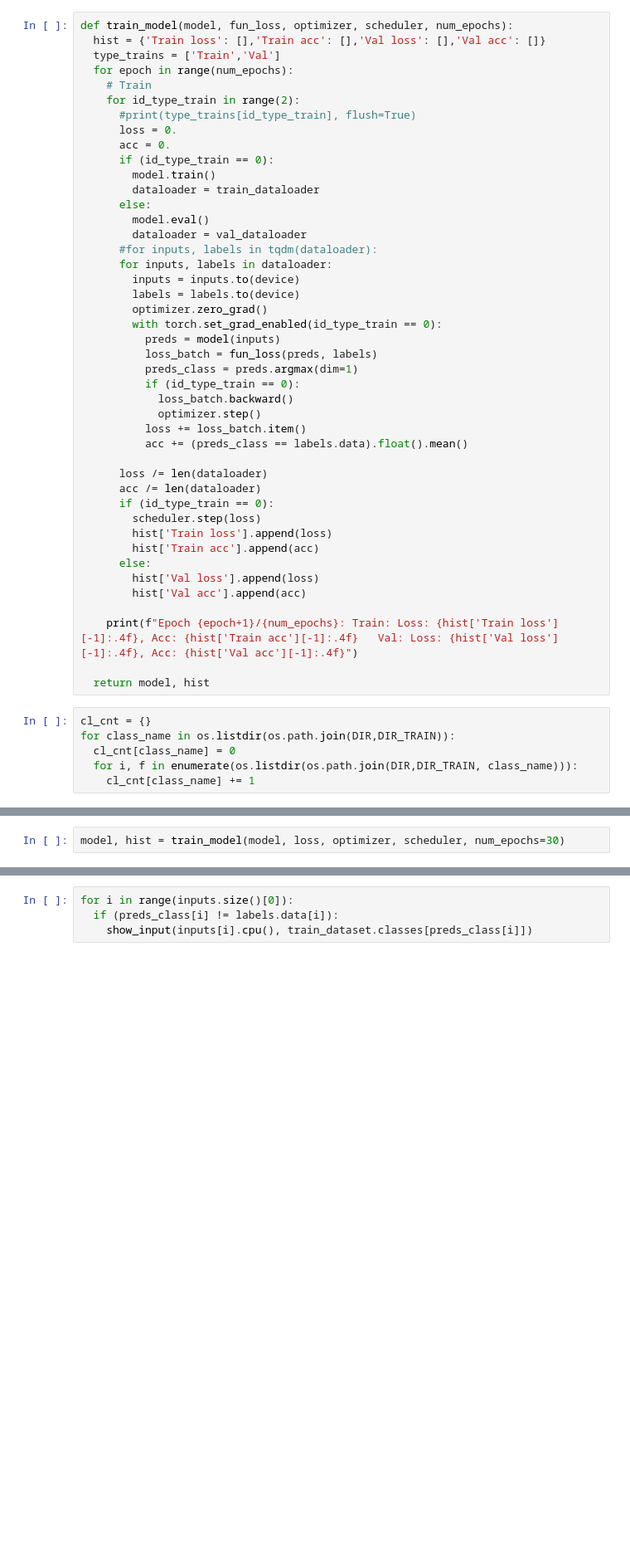
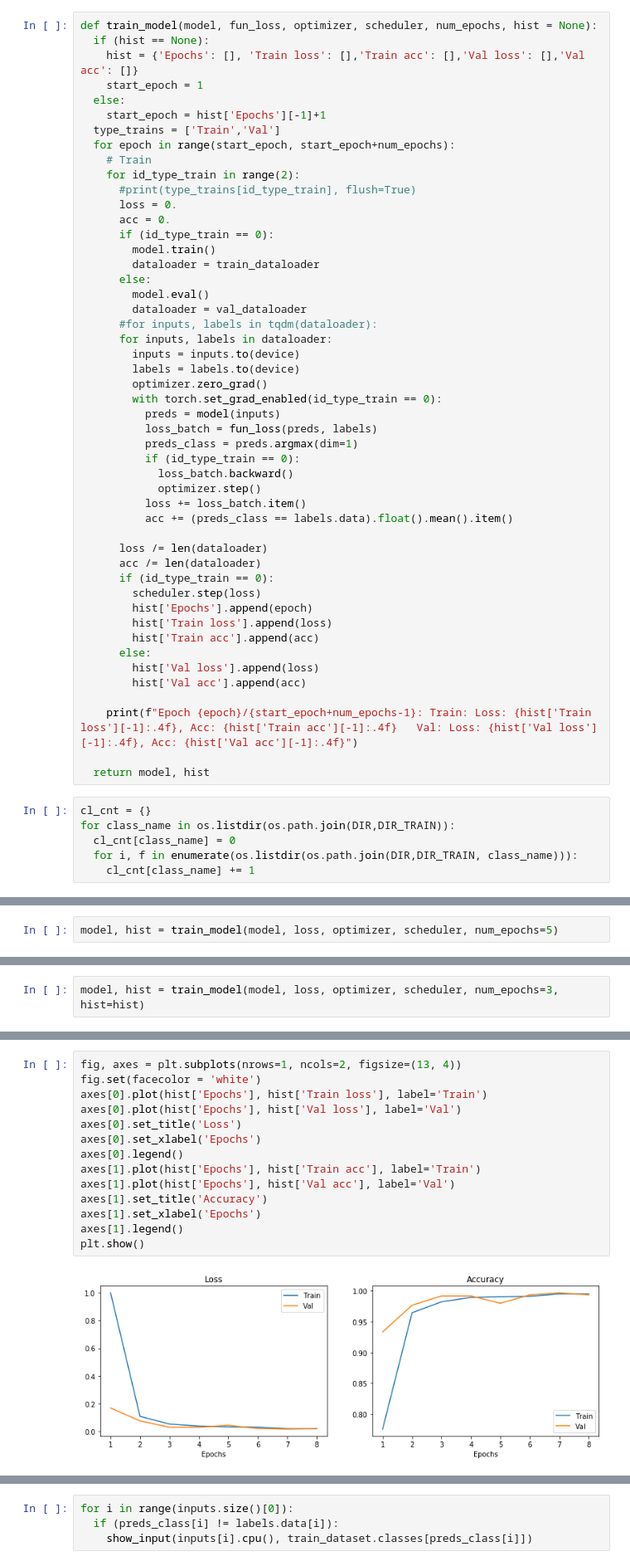
Before and after one commit to MihailMV/Fruits-and-vegetables, a Jupyter notebook: NN_fruits_and_vegetables.ipynb, the cells around one changed output, grey strips where cells are left out. Shown at 83% size. Cells and saved outputs as stored; diff of their text form; blank space fills up the shorter version.

```diff
--- a/NN_fruits_and_vegetables.ipynb
+++ b/NN_fruits_and_vegetables.ipynb
@@ -123,8 +116,12 @@ plt.show()
 # %%
-def train_model(model, fun_loss, optimizer, scheduler, num_epochs):
-  hist = {'Train loss': [],'Train acc': [],'Val loss': [],'Val acc': []}
+def train_model(model, fun_loss, optimizer, scheduler, num_epochs, hist = None):
+  if (hist == None):
+    hist = {'Epochs': [], 'Train loss': [],'Train acc': [],'Val loss': [],'Val acc': []}
+    start_epoch = 1
+  else:
+    start_epoch = hist['Epochs'][-1]+1
   type_trains = ['Train','Val']
-  for epoch in range(num_epochs):
+  for epoch in range(start_epoch, start_epoch+num_epochs):
     # Train
     for id_type_train in range(2):
       #print(type_trains[id_type_train], flush=True)
@@ -149,19 +146,20 @@ def train_model(model, fun_loss, optimizer, scheduler, num_epochs):
             loss_batch.backward()
             optimizer.step()
           loss += loss_batch.item()
-          acc += (preds_class == labels.data).float().mean()
+          acc += (preds_class == labels.data).float().mean().item()
 
       loss /= len(dataloader)
       acc /= len(dataloader)
       if (id_type_train == 0):
         scheduler.step(loss)
+        hist['Epochs'].append(epoch)
         hist['Train loss'].append(loss)
         hist['Train acc'].append(acc)
       else:
         hist['Val loss'].append(loss)
         hist['Val acc'].append(acc)
 
-    print(f"Epoch {epoch+1}/{num_epochs}: Train: Loss: {hist['Train loss'][-1]:.4f}, Acc: {hist['Train acc'][-1]:.4f}   Val: Loss: {hist['Val loss'][-1]:.4f}, Acc: {hist['Val acc'][-1]:.4f}")
+    print(f"Epoch {epoch}/{start_epoch+num_epochs-1}: Train: Loss: {hist['Train loss'][-1]:.4f}, Acc: {hist['Train acc'][-1]:.4f}   Val: Loss: {hist['Val loss'][-1]:.4f}, Acc: {hist['Val acc'][-1]:.4f}")
 
   return model, hist
 # %%
@@ -207,5 +194,5 @@ optimizer = torch.optim.Adam(model.parameters(), lr=1e-4,  amsgrad=True)
 
 scheduler = torch.optim.lr_scheduler.ReduceLROnPlateau(optimizer, factor = 0.3, patience=3, threshold= 0.01, verbose=True)
 # %%
-model, hist = train_model(model, loss, optimizer, scheduler, num_epochs=30)
+model, hist = train_model(model, loss, optimizer, scheduler, num_epochs=5)
 # %% [output]
@@ -223,0 +204,2 @@ plt.show()
+# %%
+model, hist = train_model(model, loss, optimizer, scheduler, num_epochs=3, hist=hist)
@@ -224,3 +210,19 @@ plt.show()
+# %%
+fig, axes = plt.subplots(nrows=1, ncols=2, figsize=(13, 4))
+fig.set(facecolor = 'white')
+axes[0].plot(hist['Epochs'], hist['Train loss'], label='Train')
+axes[0].plot(hist['Epochs'], hist['Val loss'], label='Val')
+axes[0].set_title('Loss')
+axes[0].set_xlabel('Epochs')
+axes[0].legend()
+axes[1].plot(hist['Epochs'], hist['Train acc'], label='Train')
+axes[1].plot(hist['Epochs'], hist['Val acc'], label='Val')
+axes[1].set_title('Accuracy')
+axes[1].set_xlabel('Epochs')
+axes[1].legend()
+plt.show()
+# %% [output]
+[figure, added]
 # %%
 test_dataset = torchvision.datasets.ImageFolder(os.path.join(DIR,DIR_TEST), val_transforms)
 
```
Also changed, not shown: parts of 43 cells of this notebook.
